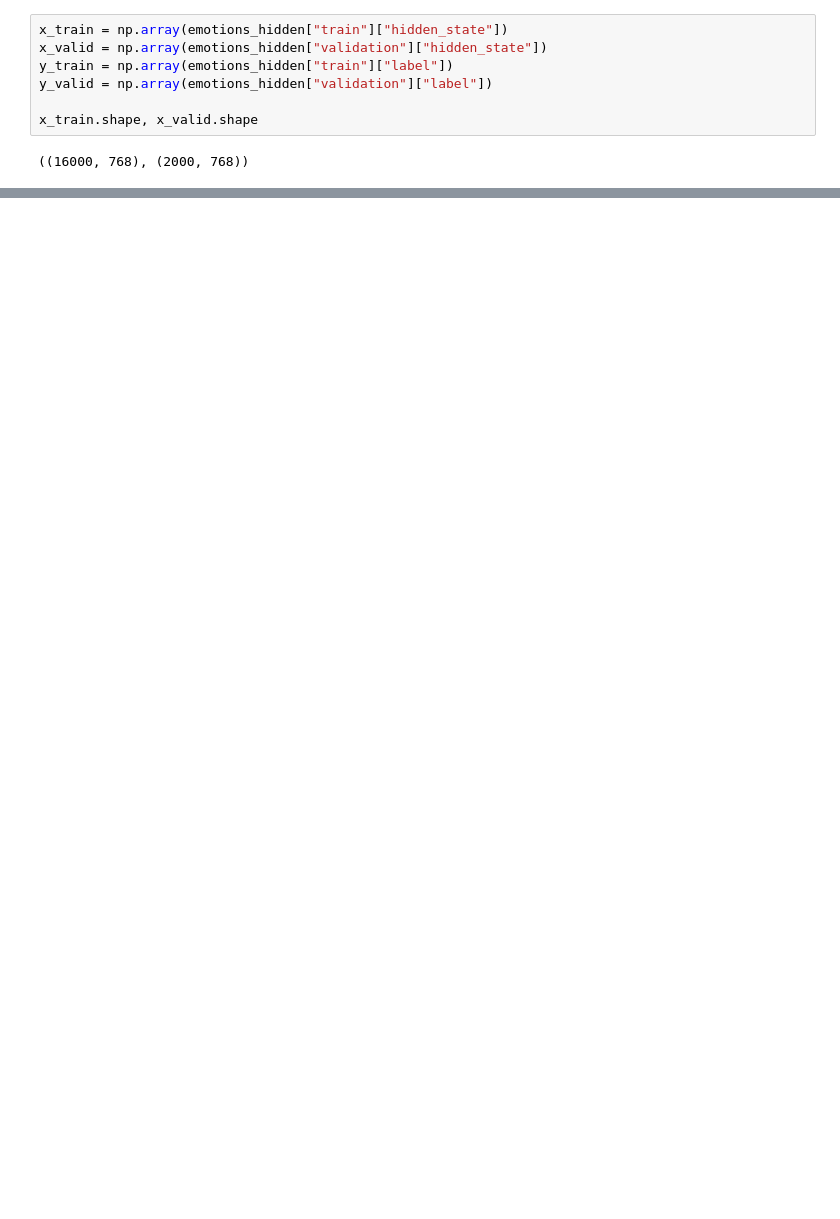
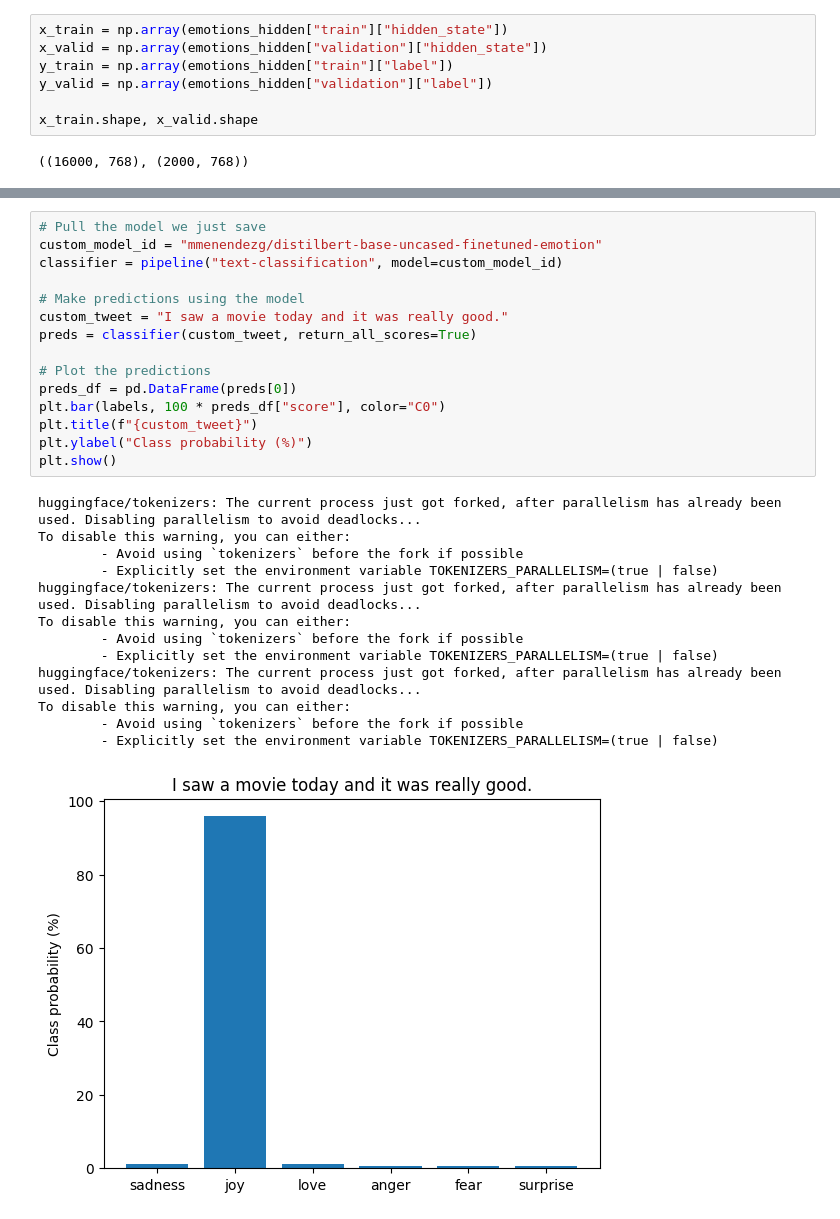
Before and after one commit to mmenendezg/Books, a Jupyter notebook: nlp-transformers/notebooks/2.text_classification.ipynb, the cells around one changed output, grey strips where cells are left out. Cells and saved outputs as stored; diff of their text form; blank space fills up the shorter version.

```diff
--- a/nlp-transformers/notebooks/2.text_classification.ipynb
+++ b/nlp-transformers/notebooks/2.text_classification.ipynb
@@ -266,0 +659,29 @@ x_train.shape, x_valid.shape
+# %%
+# Pull the model we just save
+custom_model_id = "mmenendezg/distilbert-base-uncased-finetuned-emotion"
+classifier = pipeline("text-classification", model=custom_model_id)
+
+# Make predictions using the model
+custom_tweet = "I saw a movie today and it was really good."
+preds = classifier(custom_tweet, return_all_scores=True)
+
+# Plot the predictions
+preds_df = pd.DataFrame(preds[0])
+plt.bar(labels, 100 * preds_df["score"], color="C0")
+plt.title(f"{custom_tweet}")
+plt.ylabel("Class probability (%)")
+plt.show()
+# %% [output]
+huggingface/tokenizers: The current process just got forked, after parallelism has already been used. Disabling parallelism to avoid deadlocks...
+To disable this warning, you can either:
+        - Avoid using `tokenizers` before the fork if possible
+        - Explicitly set the environment variable TOKENIZERS_PARALLELISM=(true | false)
+huggingface/tokenizers: The current process just got forked, after parallelism has already been used. Disabling parallelism to avoid deadlocks...
+To disable this warning, you can either:
+        - Avoid using `tokenizers` before the fork if possible
+        - Explicitly set the environment variable TOKENIZERS_PARALLELISM=(true | false)
+huggingface/tokenizers: The current process just got forked, after parallelism has already been used. Disabling parallelism to avoid deadlocks...
+To disable this warning, you can either:
+        - Avoid using `tokenizers` before the fork if possible
+        - Explicitly set the environment variable TOKENIZERS_PARALLELISM=(true | false)
+[figure, added]
```
Also changed, not shown: parts of 37 cells of this notebook, 2 other files.
